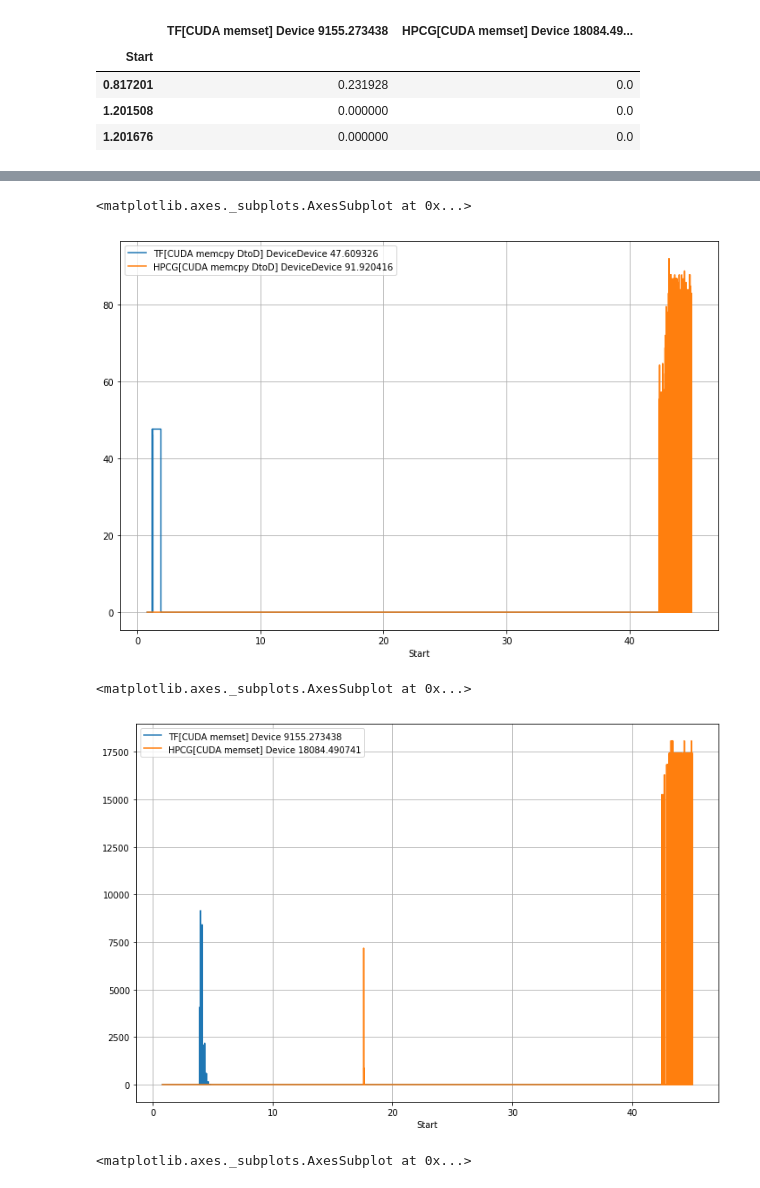
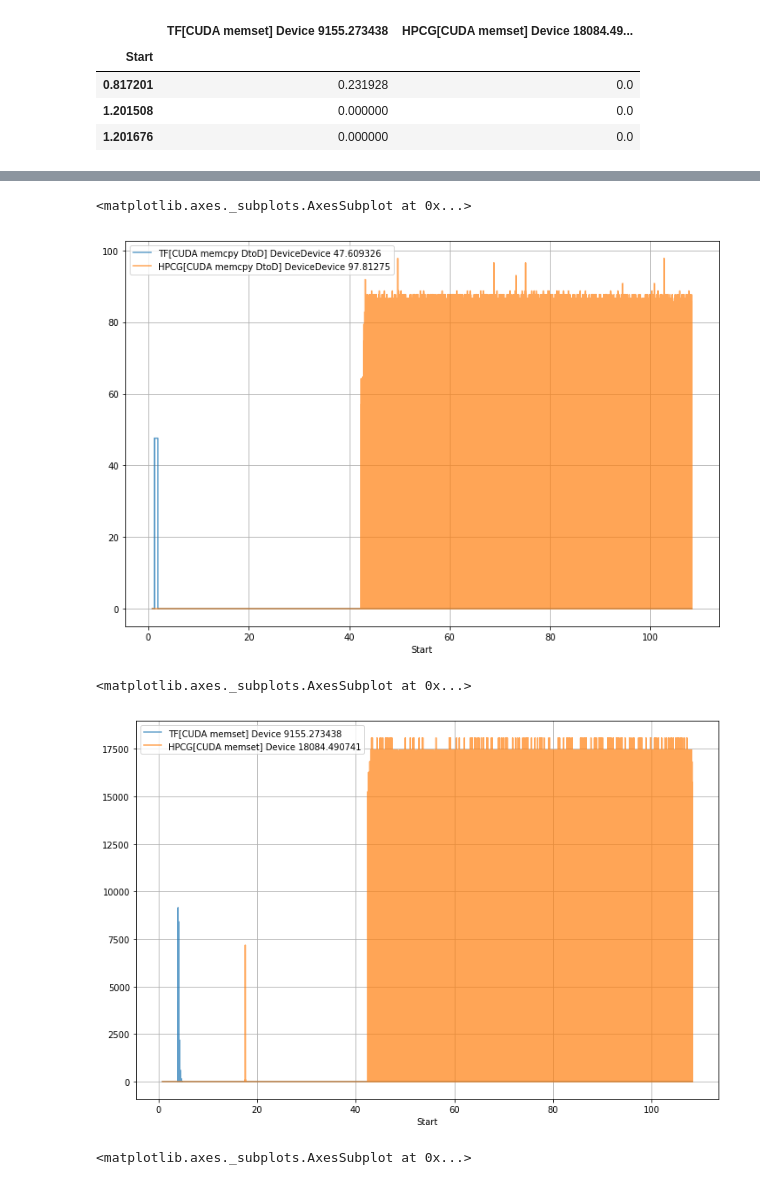
Before and after one commit to pyotr777/mlbenchmarks, a Jupyter notebook: Pandas read plot compare.ipynb, the cells around one changed output, grey strips where cells are left out. Saved outputs shown, nothing was run; the diff lists cells and outputs as text; code cells hidden in the pictures.

```diff
--- a/Pandas read plot compare.ipynb
+++ b/Pandas read plot compare.ipynb
@@ -34,7 +34,7 @@ filename1 = "nvprof-trace-tfhp.csv"
 #filename2 = "nvidia-smi-hpcg.csv"
 filename2 = "nvprof-trace-hpcg.csv"
 
-maxrows = 10000
+maxrows = None
 
 file1 = os.path.join(trace_dir1,filename1)
 file2 = os.path.join(trace_dir2,filename2)
@@ -179,0 +194,5 @@ df_full.plot.box(logy = True, grid = True, rot=90)
+# %%
+cols1 = df_full.columns[0:4]
+cols2 = df_full.columns[5:10]
+df_full = df_full[cols1 | cols2].fillna(0)
+df_full.iloc[:3]
@@ -212,15 +338,15 @@ df_3.iloc[:3]
 | 1.201508 | 0.0 | 0.0 | 0.0 | 0.0 | ... |
 | 1.201676 | 0.0 | 0.0 | 0.0 | 0.0 | ... |
 # %%
-df_1.plot(drawstyle="steps-post", grid = True)
+df_1.plot(drawstyle="steps-post", alpha=0.7, grid = True)
 # %% [output]
 <matplotlib.axes._subplots.AxesSubplot at 0x...>
-[figure, old version]
+[figure, new version]
 # %%
-df_2.plot(drawstyle="steps-post", grid = True)
+df_2.plot(drawstyle="steps-post", alpha=0.7, grid = True)
 # %% [output]
 <matplotlib.axes._subplots.AxesSubplot at 0x...>
-[figure, old version]
+[figure, new version]
 # %%
 df_3.plot(drawstyle="steps-post", grid = True)
 # %% [output]
```
Also changed, not shown: parts of 20 cells of this notebook.
